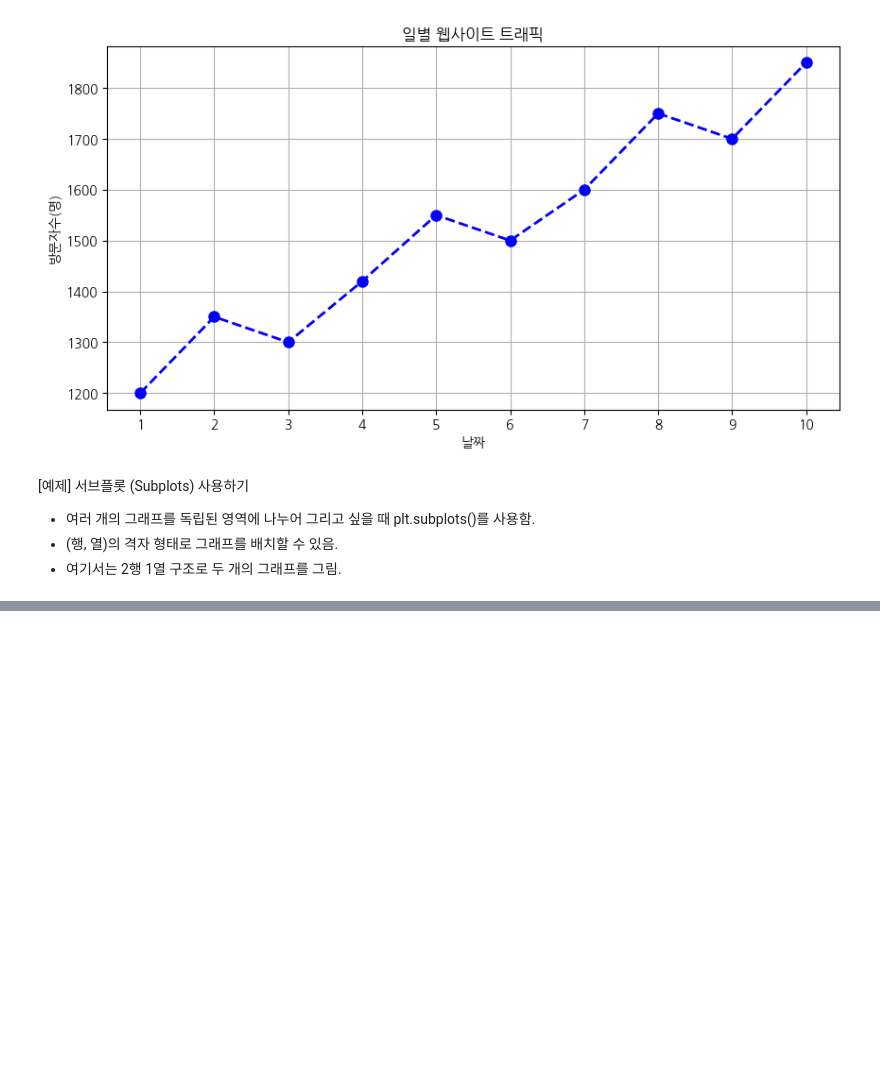
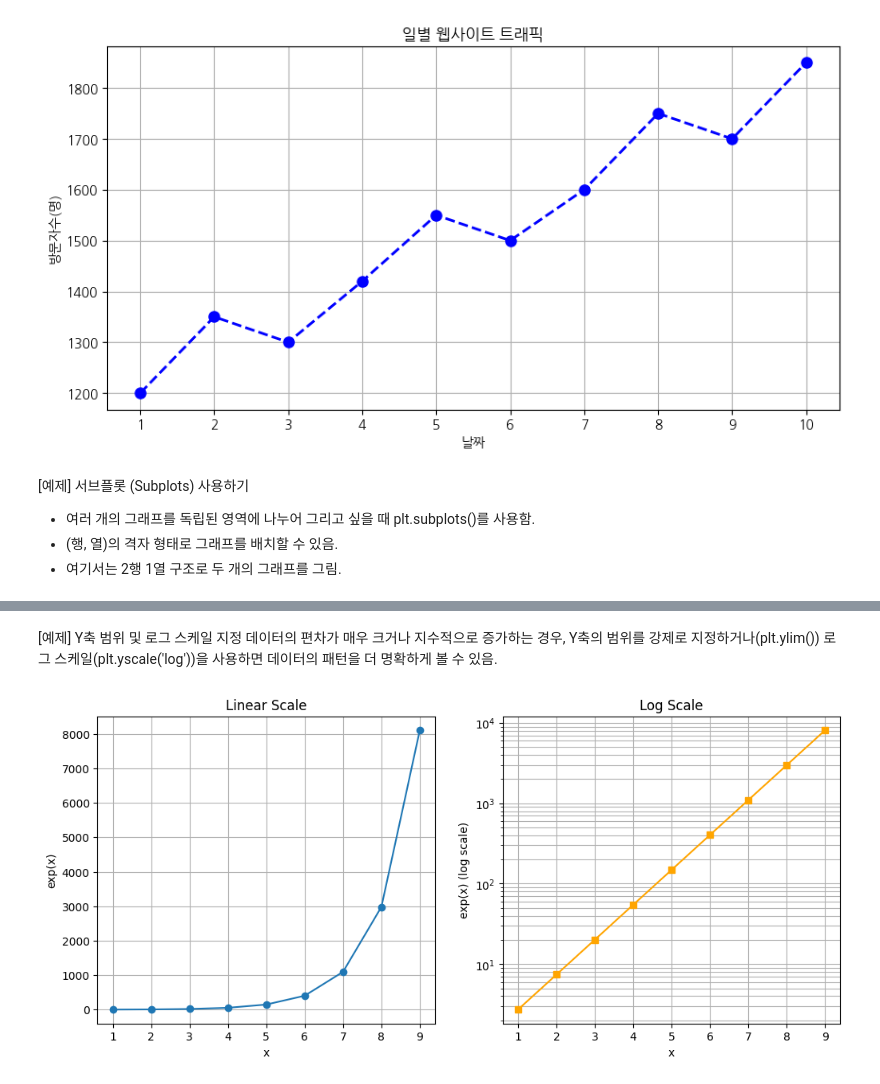
Before and after one commit to ongsoony8382/financial-data-programming, a Jupyter notebook: 데이터_시각화_(1)_3주차_동영상.ipynb, the cells around one changed output, grey strips where cells are left out. Saved outputs shown, nothing was run; the diff lists cells and outputs as text; code cells hidden in the pictures; blank space fills up the shorter version.

```diff
--- a/데이터_시각화_(1)_3주차_동영상.ipynb
+++ b/데이터_시각화_(1)_3주차_동영상.ipynb
@@ -95,0 +108,34 @@ ax1.legend()
+# %% [markdown]
+
+[예제] Y축 범위 및 로그 스케일 지정
+데이터의 편차가 매우 크거나 지수적으로 증가하는 경우, Y축의 범위를 강제로 지정하거나(plt.ylim()) 로그 스케일(plt.yscale('log'))을 사용하면 데이터의 패턴을 더 명확하게 볼 수 있음.
+# %%
+import matplotlib.pyplot as plt
+import numpy as np
+
+# 데이터 준비 (지수적 증가)
+x = np.arange(1,10)
+y = np.exp(x) # 지수 함수 (값이 매우 빠르게 커짐)
+
+# 1행 2열 서브플롯 (일반 스케일 vs 로그 스케일)
+fig, (ax1, ax2) = plt.subplots(1, 2, figsize = (12,5)) #1행 2열, 가로 12 세로 5
+
+# 1. 일반 스케일 (Linear Scale)
+ax1.plot(x, y, marker = 'o')
+ax1.set_title('Linear Scale')
+ax1.set_xlabel('x')
+ax1.set_ylabel('exp(x)')
+ax1.grid(True)
+
+# 2. 로그 스케일 (Log Scale)
+ax2.plot(x, y, marker = 's', color = 'orange')
+ax2.set_yscale('log') # y축을 로그 스케일로 변경
+ax2.set_title('Log Scale')
+ax2.set_xlabel('x')
+ax2.set_ylabel('exp(x) (log scale)')
+ax2.grid(True, which = 'both') # 주/보조 그리드 모두 표시
+
+# 그래프 표시
+plt.show()
+# %% [output]
+[figure, added]
```
Also changed, not shown: parts of 5 cells of this notebook.
